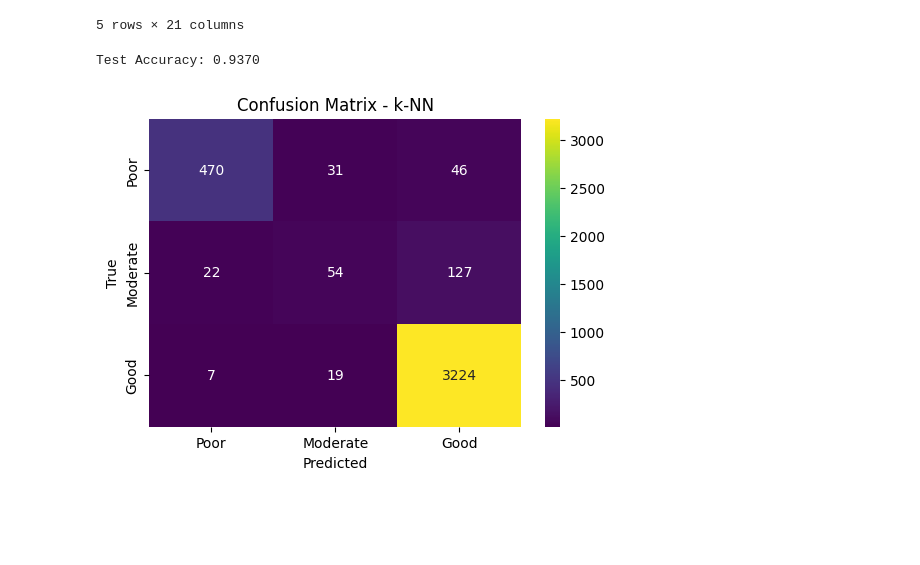
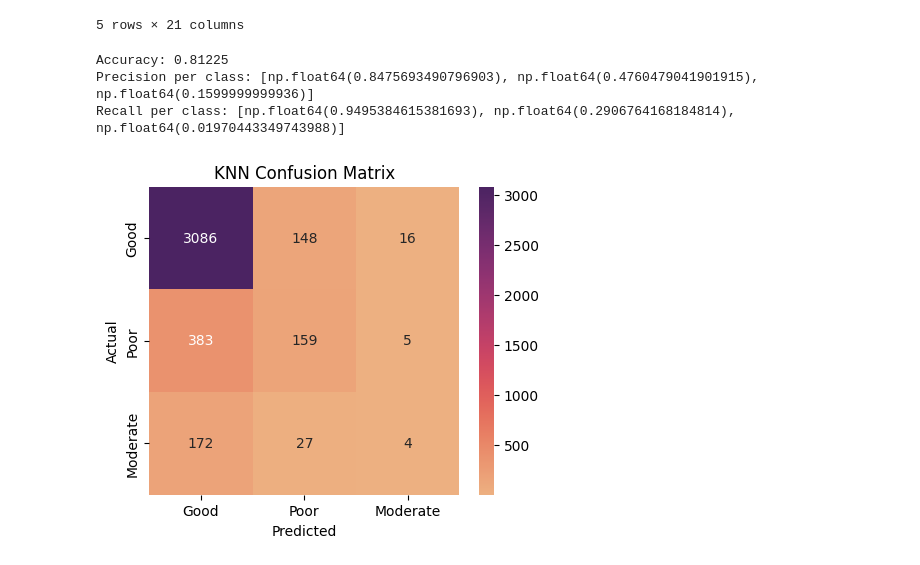
Before and after one commit to cursed-0men/Satellite-Signal-Strength-Classification, a Jupyter notebook: models/knn.ipynb, the cells around one changed output. Saved outputs shown, nothing was run; the diff lists cells and outputs as text; code cells hidden in the pictures; blank space fills up the shorter version.

```diff
--- a/models/knn.ipynb
+++ b/models/knn.ipynb
@@ -71,8 +24,12 @@ X = (X - X_mean) / X_std
+# %%
+# One-hot for categorical orbit_type
+X = pd.get_dummies(X, drop_first=True).values
 # %%
-# test-train split...
-n_samples = X.shape[0]
-indices = np.random.permutation(n_samples)
-train_size = int(0.8 * n_samples)
-train_idx, test_idx = indices[:train_size], indices[train_size:]
+# train-test data split
+np.random.seed(42)
+idx = np.arange(len(X))
+np.random.shuffle(idx)
+split = int(0.8 * len(X))
+train_idx, test_idx = idx[:split], idx[split:]
 X_train, X_test = X[train_idx], X[test_idx]
 y_train, y_test = y[train_idx], y[test_idx]
@@ -79,30 +52,41 @@ y_train, y_test = y[train_idx], y[test_idx]
 # %%
-# applyig KNN...
-model = KNN(k=5)
-model.fit(X_train, y_train)
+# applying KNN model
+knn = KNN(k=5)
+knn.fit(X_train, y_train)
 # %%
-# Predict on test data
-y_pred = model.predict(X_test)
+# predict on test data
+y_pred = knn.predict(X_test.reshape(-1, X_train.shape[1]).astype(np.float64))
-# %%
-# Evaluating model 🎯
-accuracy = np.mean(y_pred == y_test)
-print(f"Test Accuracy: {accuracy:.4f}")
-# %% [output]
-Test Accuracy: 0.9370
+# %%
+# evaluation metrics
+accuracy = np.mean(y_pred == y_test)
+
+precision = []
+recall = []
+for c in np.unique(y_test):
+    tp = np.sum((y_pred == c) & (y_test == c))
+    fp = np.sum((y_pred == c) & (y_test != c))
+    fn = np.sum((y_pred != c) & (y_test == c))
+    precision.append(tp / (tp + fp + 1e-9))
+    recall.append(tp / (tp + fn + 1e-9))
+
+print("Accuracy:", accuracy)
+print("Precision per class:", precision)
+print("Recall per class:", recall)
+# %% [output]
+Accuracy: 0.81225
+Precision per class: [np.float64(0.8475693490796903), np.float64(0.4760479041901915), np.float64(0.1599999999936)]
+Recall per class: [np.float64(0.9495384615381693), np.float64(0.2906764168184814), np.float64(0.01970443349743988)]
 # %%
-# confusion matrix
-num_classes = 3
-conf_matrix = np.zeros((num_classes, num_classes), dtype=int)
-for true, pred in zip(y_test, y_pred):
-    conf_matrix[true, pred] += 1
+# Confusion Matrix
+cm = np.zeros((len(np.unique(y_test)), len(np.unique(y_test))), dtype=int)
+for t, p in zip(y_test, y_pred):
+    cm[t, p] += 1
 
-plt.figure(figsize=(6, 4))
-sns.heatmap(conf_matrix, annot=True, fmt='d', cmap='viridis',
-            xticklabels=['Poor', 'Moderate', 'Good'],
-            yticklabels=['Poor', 'Moderate', 'Good'])
-plt.xlabel('Predicted')
-plt.ylabel('True')
-plt.title('Confusion Matrix - k-NN')
+plt.figure(figsize=(5,4))
+sns.heatmap(cm, annot=True, fmt="d", cmap="flare", xticklabels=uniques, yticklabels=uniques)
+plt.xlabel("Predicted")
+plt.ylabel("Actual")
+plt.title("KNN Confusion Matrix")
 plt.show()
 # %% [output]
-[figure, old version]
+[figure, new version]
```
Also changed, not shown: parts of 15 cells of this notebook.
